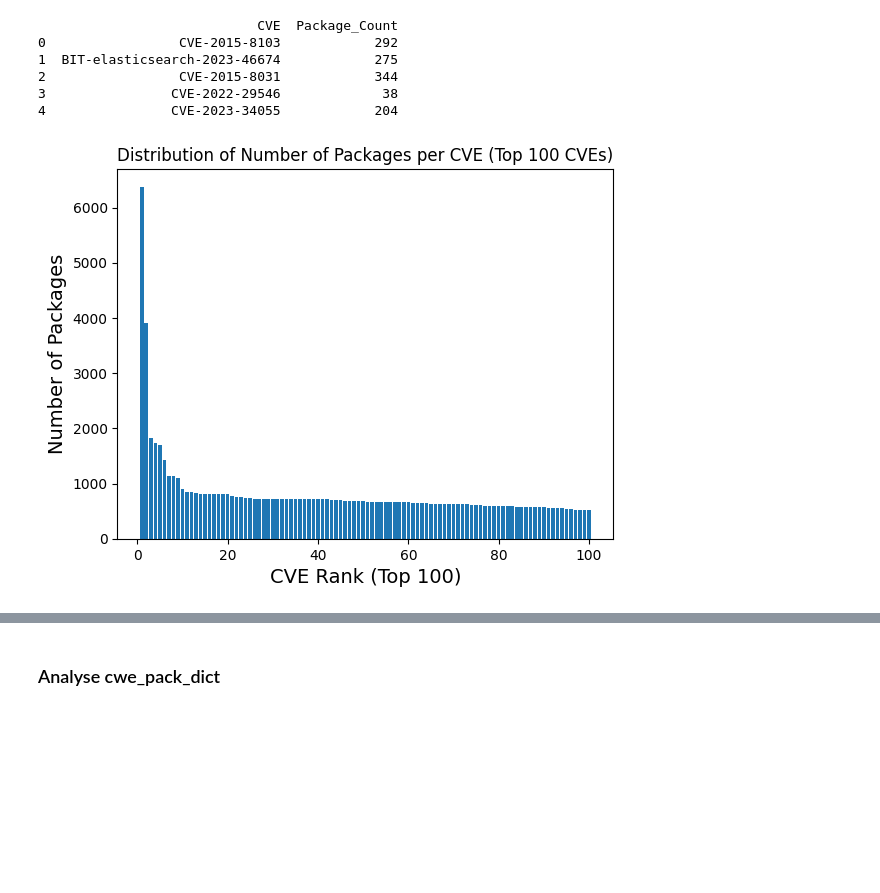
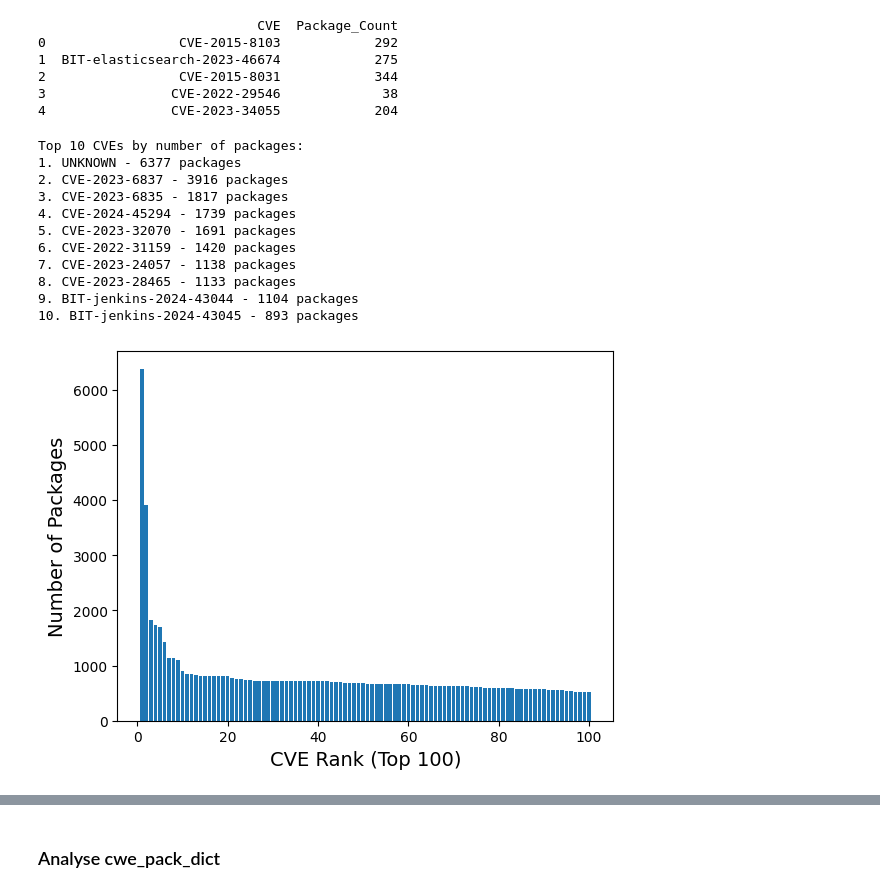
Before and after one commit to Wapiti08/DPAnalyzer, a Jupyter notebook: exp/json_exp.ipynb, the cells around one changed output, grey strips where cells are left out. Drawn from its saved outputs; the diff is of its cells as text; code cells hidden in the pictures; blank space fills up the shorter version.

```diff
--- a/exp/json_exp.ipynb
+++ b/exp/json_exp.ipynb
@@ -355,7 +326,7 @@ package_counter = Counter([pkg for pkg_list in cve_pack_dict.values() for pkg in
 
 # Get basic statistics
 total_unique_packages = len(package_counter)
-most_common_packages = package_counter.most_common(10)
+most_common_packages = package_counter.most_common(6)
 cve_per_package = {pkg: count for pkg, count in package_counter.items()}
 
 print(f"Total unique packages: {total_unique_packages}")
@@ -408,32 +381,47 @@ print(cve_df.head())
 # %%
 import numpy as np
 import pandas as pd
 import seaborn as sns
 import matplotlib.pyplot as plt
 from itertools import combinations
 import matplotlib.pyplot as plt
 
 # Assume your dictionary is called cve_dict
 
 # Step 1: Calculate the length of each list of packages for each CVE
 cve_package_lengths = {cve: len(packages) for cve, packages in cve_pack_dict.items()}
 
 # Step 2: Sort the dictionary by the length of the package lists (descending order)
 sorted_cve_lengths = sorted(cve_package_lengths.items(), key=lambda x: x[1], reverse=True)
 
 # Step 3: Get the top 100 CVEs based on the length of their package lists
 top_100_cves = sorted_cve_lengths[:100]
 
+print("Top 10 CVEs by number of packages:")
+for rank, (cve, length) in enumerate(top_100_cves[:10], start=1):
+    print(f"{rank}. {cve} - {length} packages")
+
 # Step 4: Visualize the distribution of the number of packages for the top 100 CVEs
 top_100_lengths = [length for _, length in top_100_cves]
 
 plt.bar(range(1, 101), top_100_lengths)
-plt.title("Distribution of Number of Packages per CVE (Top 100 CVEs)")
+# plt.title("Distribution of Number of Packages per CVE (Top 100 CVEs)")
 plt.xlabel("CVE Rank (Top 100)",fontsize=14)
 plt.ylabel("Number of Packages",fontsize=14)
 plt.show()
 # %% [output]
+Top 10 CVEs by number of packages:
+1. UNKNOWN - 6377 packages
+2. CVE-2023-6837 - 3916 packages
+3. CVE-2023-6835 - 1817 packages
+4. CVE-2024-45294 - 1739 packages
+5. CVE-2023-32070 - 1691 packages
+6. CVE-2022-31159 - 1420 packages
+7. CVE-2023-24057 - 1138 packages
+8. CVE-2023-28465 - 1133 packages
+9. BIT-jenkins-2024-43044 - 1104 packages
+10. BIT-jenkins-2024-43045 - 893 packages
-[figure, old version]
+[figure, new version]
 # %%
 import numpy as np
 import pandas as pd
```
Also changed, not shown: parts of 16 cells of this notebook, 14 other files.
